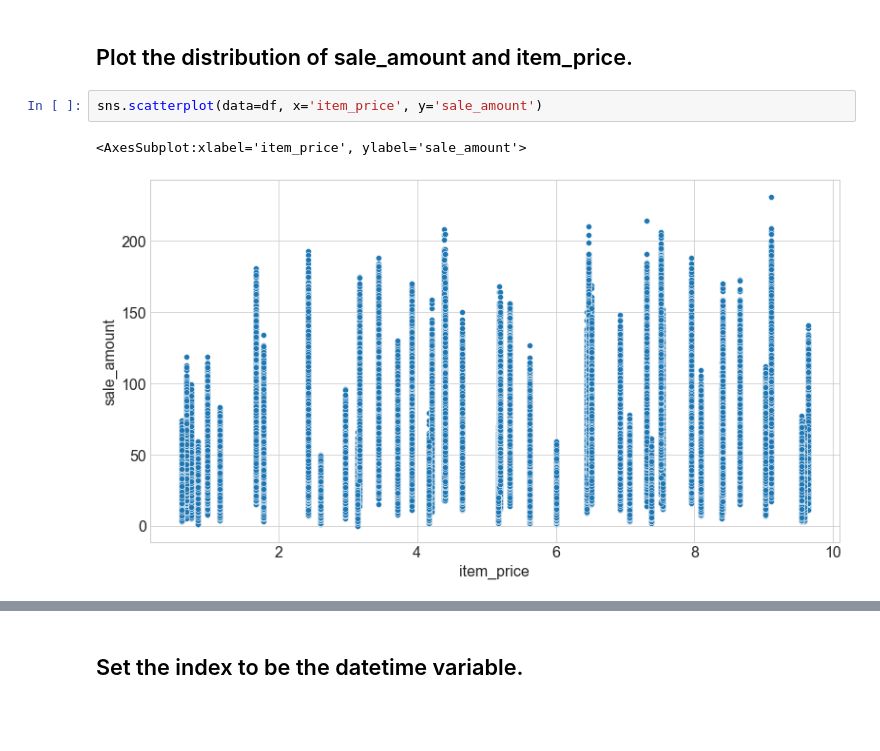
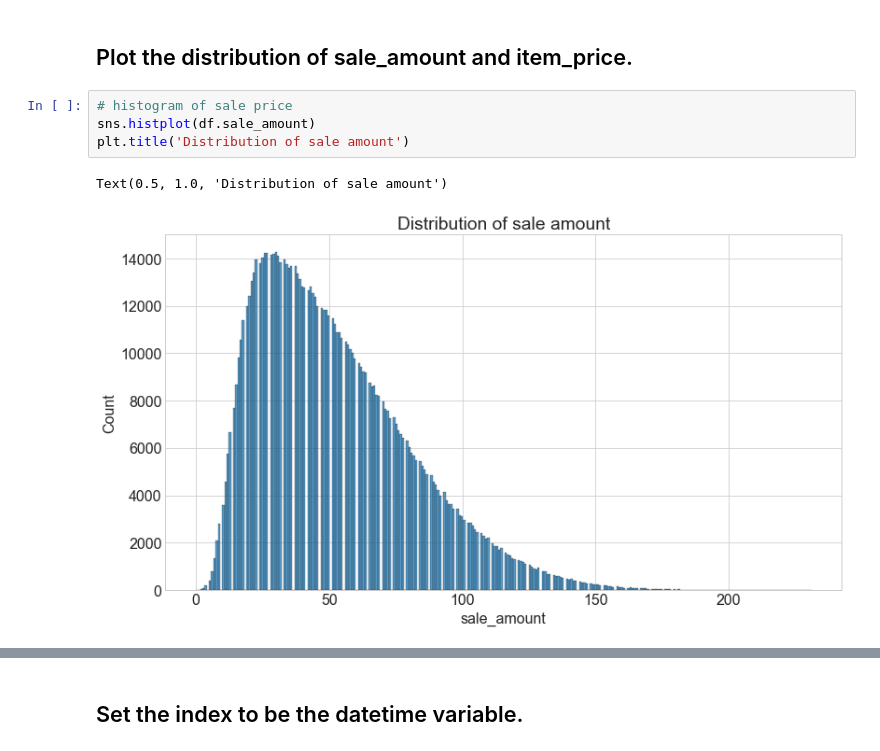
Before and after one commit to allantestaten/time-series-exercises, a Jupyter notebook: prepare.ipynb, the cells around one changed output, grey strips where cells are left out. Drawn from its saved outputs; the diff is of its cells as text; blank space fills up the shorter version.

```diff
--- a/prepare.ipynb
+++ b/prepare.ipynb
@@ -88,7 +121,9 @@ def date_time_conversion(df,date_column):
 # %% [markdown]
 ## Plot the distribution of sale_amount and item_price.
 # %%
-sns.scatterplot(data=df, x='item_price', y='sale_amount')
+# histogram of sale price
+sns.histplot(df.sale_amount)
+plt.title('Distribution of sale amount')
 # %% [output]
-<AxesSubplot:xlabel='item_price', ylabel='sale_amount'>
+Text(0.5, 1.0, 'Distribution of sale amount')
-[figure, old version]
+[figure, new version]
```
Also changed, not shown: parts of 23 cells of this notebook, 1 other file.
